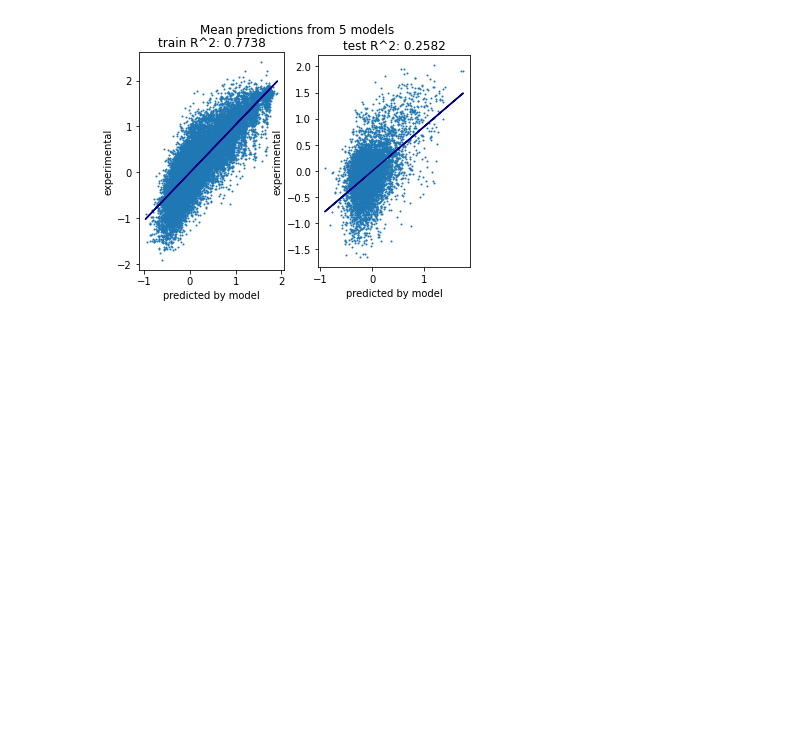
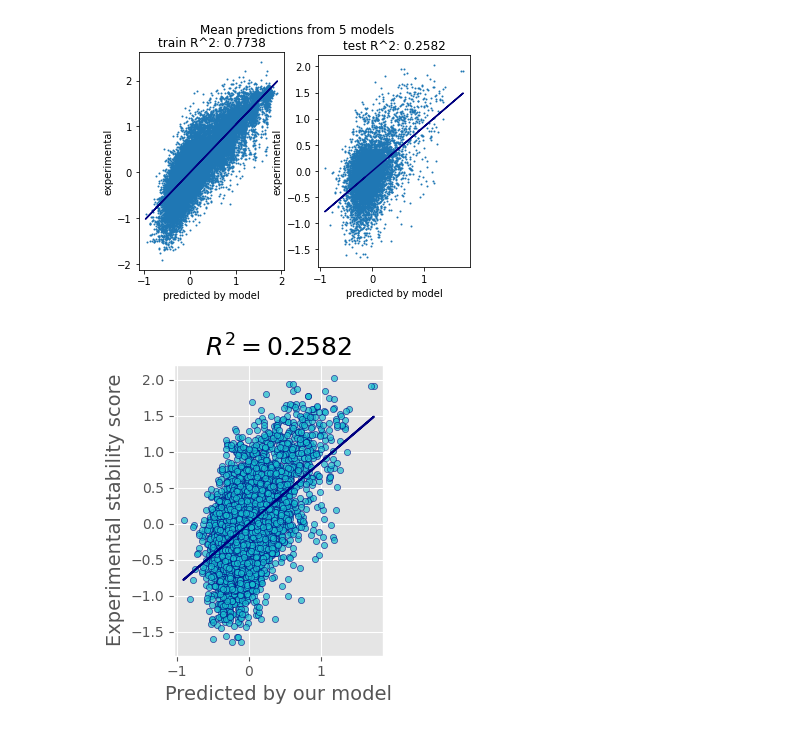
Before and after one commit to latticetower/stable-mutants, a Jupyter notebook: notebooks/catboost-cross-val-models-multiple-mutants.ipynb, the cells around one changed output. Saved outputs shown, nothing was run; the diff lists cells and outputs as text; code cells hidden in the pictures; blank space fills up the shorter version.

Commit message:
add plot to both notebooks

```diff
--- a/notebooks/catboost-cross-val-models-multiple-mutants.ipynb
+++ b/notebooks/catboost-cross-val-models-multiple-mutants.ipynb
@@ -432,3 +432,30 @@ plt.suptitle(f"Mean predictions from {NFOLDS} models");
 Train (using mean prediction) R^2= 0.7738061095400139
 Test (using mean prediction) R^2= 0.25815981822634215
 [figure]
+# %%
+# Draw with different representation
+from sklearn import linear_model
+ols = linear_model.LinearRegression()
+model = ols.fit(test_predictions_mean.reshape(-1, 1), y_full_test.reshape(-1, 1))
+response = model.predict(test_predictions_mean.reshape(-1, 1))
+
+r2 = r2_score(y_full_test, test_predictions_mean)
+
+plt.style.use('default')
+plt.style.use('ggplot')
+
+fig, ax = plt.subplots(figsize=(8, 4))
+
+ax.plot(test_predictions_mean, response, color='navy', label='Regression model')
+ax.scatter(test_predictions_mean, y_full_test, edgecolor='navy',
+           facecolor='tab:cyan', s= 20,
+           alpha=0.7, label='Sample data')
+ax.set_ylabel('Experimental stability score', fontsize=14)
+ax.set_xlabel('Predicted by our model', fontsize=14)
+
+#ax.legend(facecolor='white', fontsize=11)
+ax.set_title('$R^2= %.4f$' % r2, fontsize=18)
+ax.set_aspect("equal")
+fig.tight_layout()
+# %% [output]
+[figure, added]
```
Also changed, not shown: parts of 4 cells of this notebook, 1 other file.
